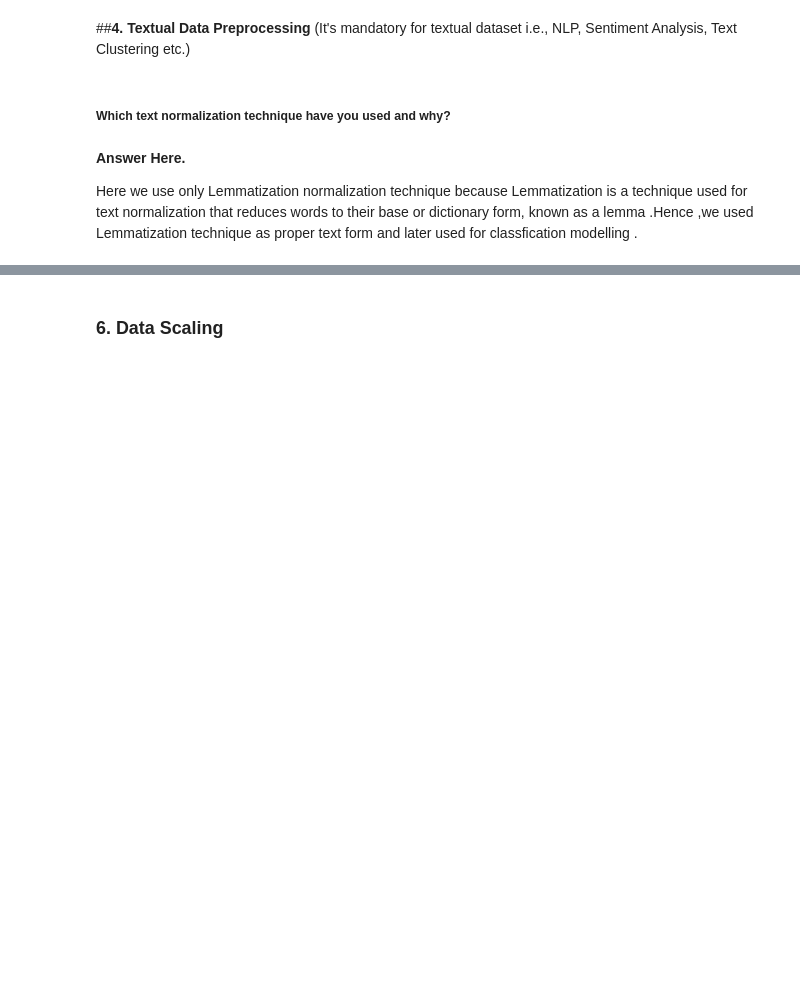
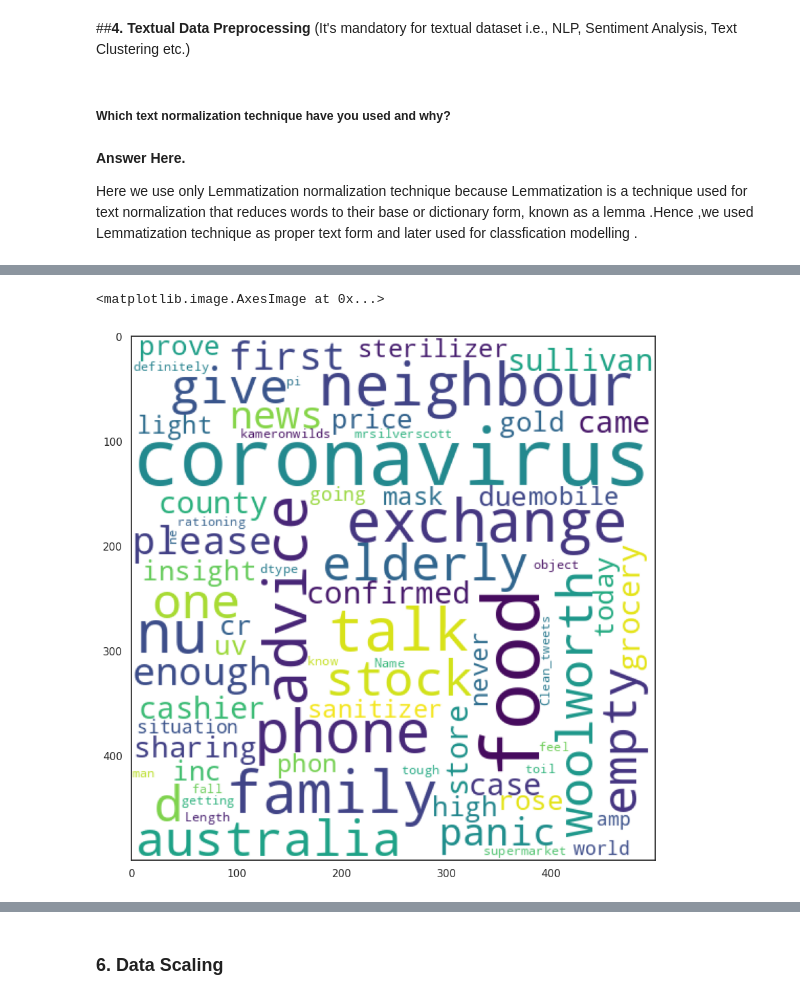
Before and after one commit to MansiKaushik123/Tweets_Sentiment_Analysis-Classification, a Jupyter notebook: Tweets_Sentiment_Analysis_Classification.ipynb, the cells around one changed output, grey strips where cells are left out. Saved outputs shown, nothing was run; the diff lists cells and outputs as text; code cells hidden in the pictures; blank space fills up the shorter version.

```diff
--- a/Tweets_Sentiment_Analysis_Classification.ipynb
+++ b/Tweets_Sentiment_Analysis_Classification.ipynb
@@ -550,0 +865,8 @@ Answer Here.
+# %%
+# Create a picture of words using the WordCloud tool and the text information from the 'Clean_Tweets' section of a DataFrame named positive.
+tweet_wc = wc.generate(str(positive['Clean_tweets']))
+plt.figure(figsize=(10,10))
+plt.imshow(tweet_wc)
+# %% [output]
+<matplotlib.image.AxesImage at 0x...>
+[figure, added]
```
Also changed, not shown: parts of 230 cells of this notebook.
